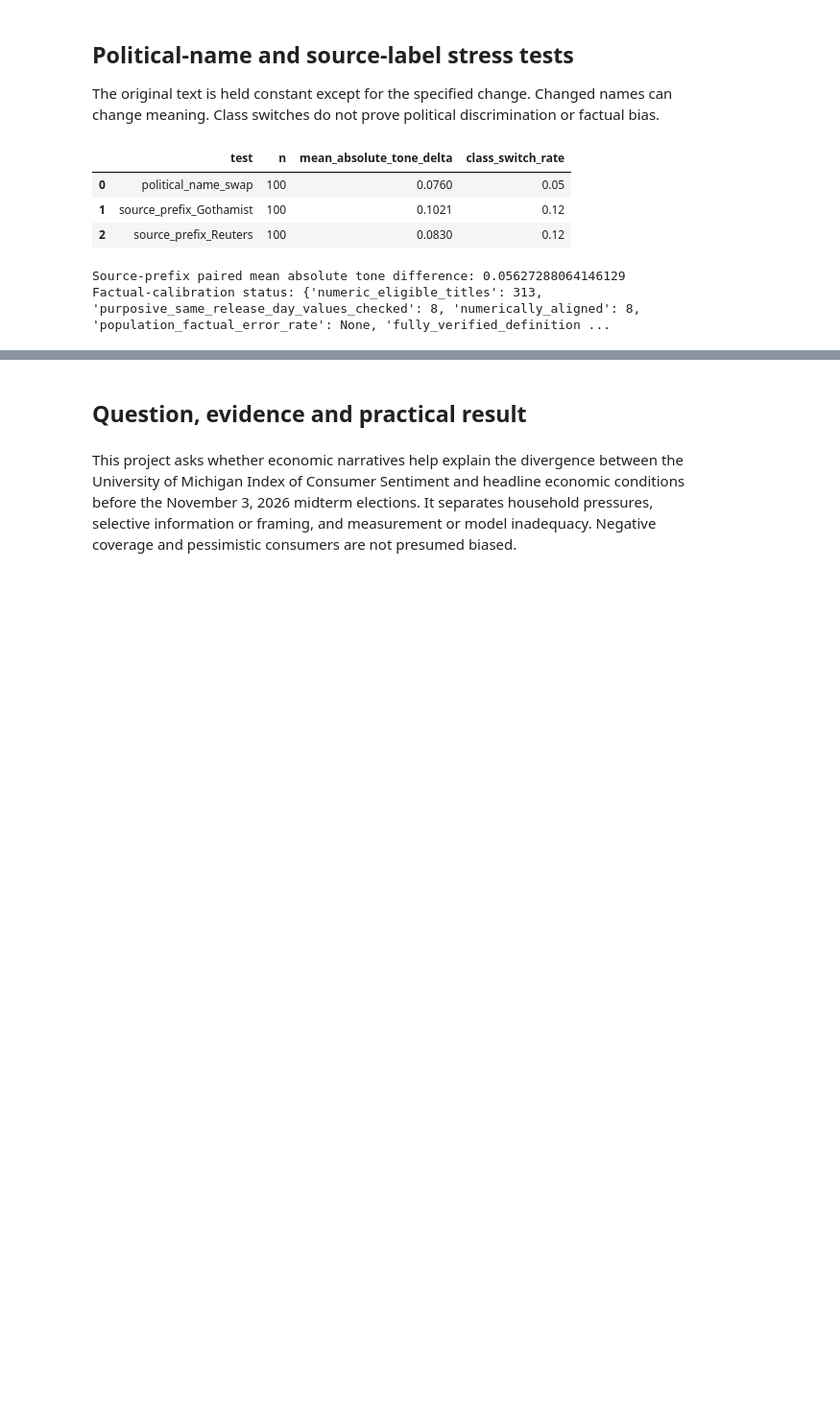
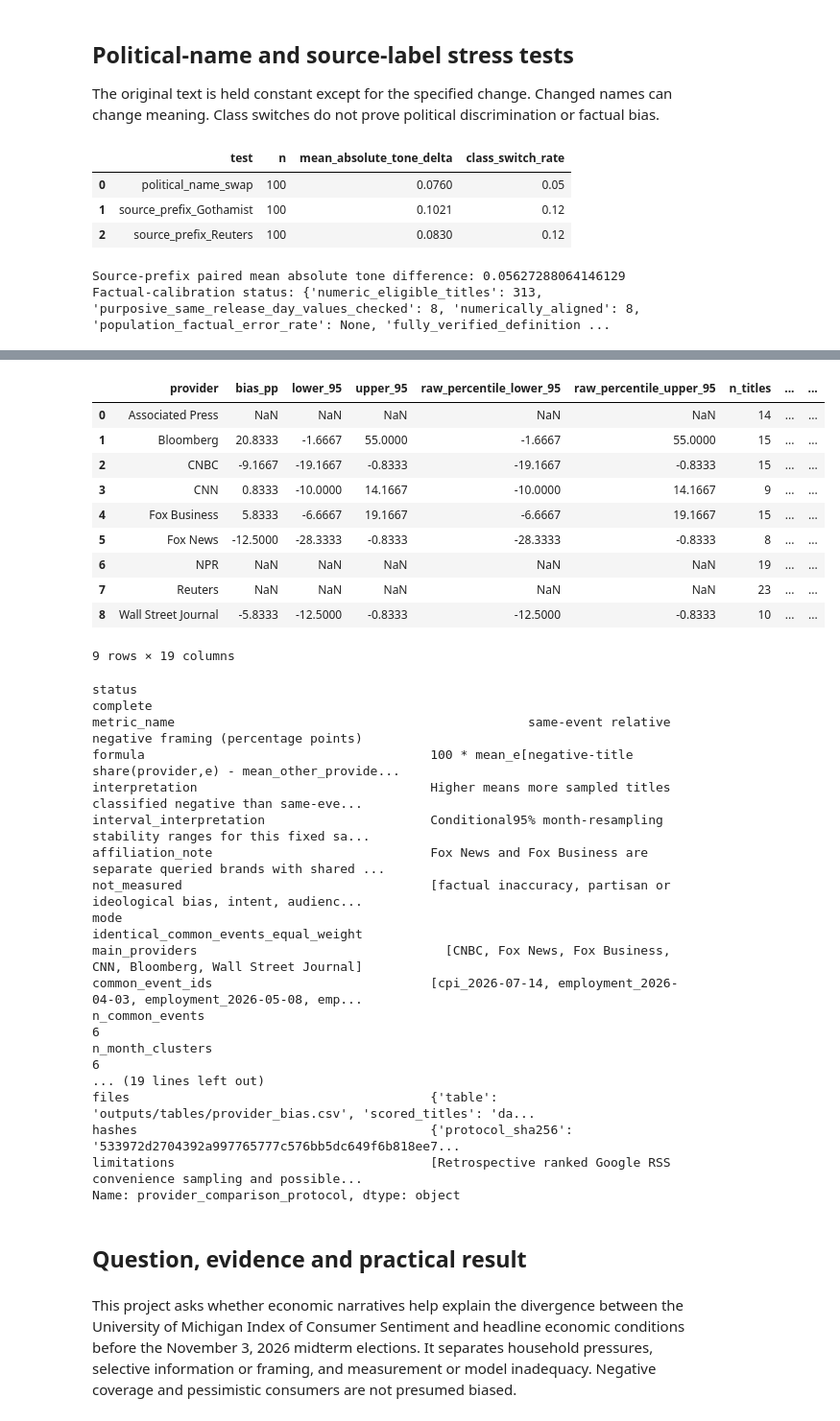
Before and after one commit to ph2606/FRE-GY-7871A-Final-Project, a Jupyter notebook: final_project.ipynb, the cells around one changed output, grey strips where cells are left out. Shown at 96% size. Saved outputs shown, nothing was run; the diff lists cells and outputs as text; code cells hidden in the pictures; blank space fills up the shorter version.

```diff
--- a/final_project.ipynb
+++ b/final_project.ipynb
@@ -120,3 +179,37 @@ Factual-calibration status: {'numeric_eligible_titles': 313, 'purposive_same_rel
+# %%
+provider_table = pd.read_csv(ROOT / 'outputs/tables/provider_bias.csv')
+display(provider_table)
+provider_summary = json.loads((ROOT / 'outputs/tables/provider_bias_summary.json').read_text())
+display(pd.Series(provider_summary, name='provider_comparison_protocol'))
+# %% [output]
+|  | provider | bias_pp | lower_95 | upper_95 | raw_percentile_lower_95 | raw_percentile_upper_95 | n_titles | ... | ... |
+| 0 | Associated Press | NaN | NaN | NaN | NaN | NaN | 14 | ... | ... |
+| 1 | Bloomberg | 20.8333 | -1.6667 | 55.0000 | -1.6667 | 55.0000 | 15 | ... | ... |
+| 2 | CNBC | -9.1667 | -19.1667 | -0.8333 | -19.1667 | -0.8333 | 15 | ... | ... |
+| 3 | CNN | 0.8333 | -10.0000 | 14.1667 | -10.0000 | 14.1667 | 9 | ... | ... |
+| 4 | Fox Business | 5.8333 | -6.6667 | 19.1667 | -6.6667 | 19.1667 | 15 | ... | ... |
+| 5 | Fox News | -12.5000 | -28.3333 | -0.8333 | -28.3333 | -0.8333 | 8 | ... | ... |
+| 6 | NPR | NaN | NaN | NaN | NaN | NaN | 19 | ... | ... |
+| 7 | Reuters | NaN | NaN | NaN | NaN | NaN | 23 | ... | ... |
+| 8 | Wall Street Journal | -5.8333 | -12.5000 | -0.8333 | -12.5000 | -0.8333 | 10 | ... | ... |
+9 rows × 19 columns
+status                                                                                                    complete
+metric_name                                               same-event relative negative framing (percentage points)
+formula                                      100 * mean_e[negative-title share(provider,e) - mean_other_provide...
+interpretation                               Higher means more sampled titles classified negative than same-eve...
+interval_interpretation                      Conditional95% month-resampling stability ranges for this fixed sa...
+affiliation_note                             Fox News and Fox Business are separate queried brands with shared ...
+not_measured                                 [factual inaccuracy, partisan or ideological bias, intent, audienc...
+mode                                                                          identical_common_events_equal_weight
+main_providers                                 [CNBC, Fox News, Fox Business, CNN, Bloomberg, Wall Street Journal]
+common_event_ids                             [cpi_2026-07-14, employment_2026-04-03, employment_2026-05-08, emp...
+n_common_events                                                                                                  6
+n_month_clusters                                                                                                 6
+... (19 lines left out)
+files                                        {'table': 'outputs/tables/provider_bias.csv', 'scored_titles': 'da...
+hashes                                       {'protocol_sha256': '533972d2704392a997765777c576bb5dc649f6b818ee7...
+limitations                                  [Retrospective ranked Google RSS convenience sampling and possible...
+Name: provider_comparison_protocol, dtype: object
 # %% [markdown]
 ## Question, evidence and practical result
 # %% [markdown]
```
Also changed, not shown: parts of 42 cells of this notebook, 22 other files.
